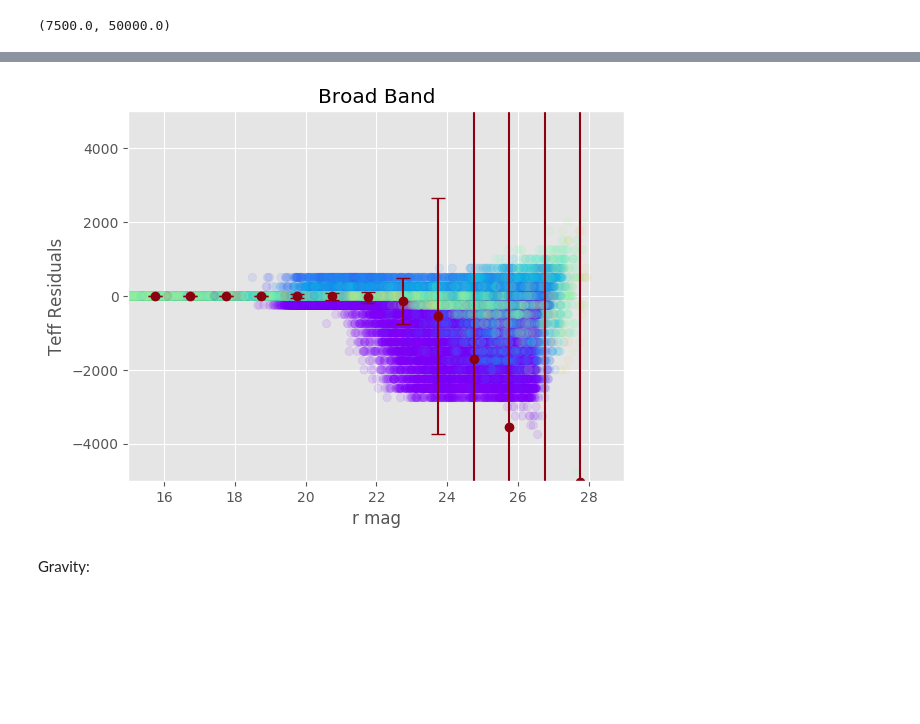
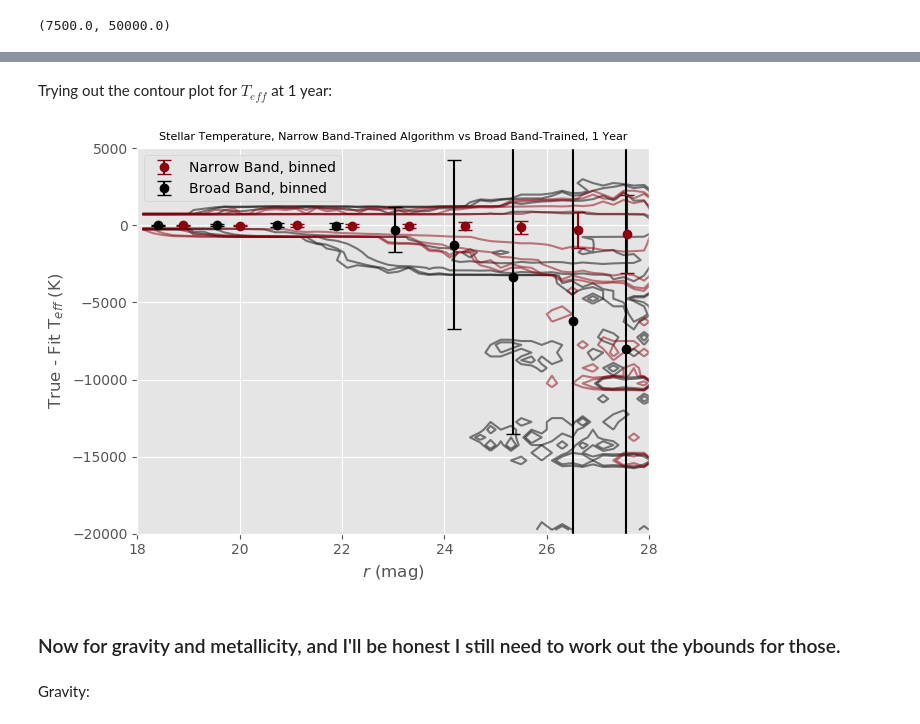
Before and after one commit to yoachim/LSST_narrowband, a Jupyter notebook: results.ipynb, the cells around one changed output, grey strips where cells are left out. Cells and saved outputs as stored; diff of their text form; code cells hidden in the pictures; blank space fills up the shorter version.

```diff
--- a/results.ipynb
+++ b/results.ipynb
@@ -707,12 +638,58 @@ plt.title('Narrow Band');
-# %%
-plt.errorbar(mag_y10yr_teff, temp_y10yr_teff, yerr=std_y10yr_teff, fmt='o', capsize=5, c='xkcd:Crimson')
-plt.scatter(truth_catalog['y'], teff_diff, alpha=0.1, c=truth_catalog['Teff'], cmap='rainbow')
-plt.xlim(15,29)
-plt.ylim(-5000, 5000)
-plt.xlabel('r mag')
-plt.ylabel('Teff Residuals')
-plt.title("Broad Band");
-# %% [output]
-[figure, removed]
+# %% [markdown]
+Trying out the contour plot for $T_{eff}$ at 1 year:
+# %%
+#plt.errorbar(mag_r10yr_teff, temp_r10yr_teff, yerr=std_r10yr_teff, fmt='o', capsize=5, c='xkcd:black', label='Std. Dev., Broad Band')
+#plt.scatter(truth_catalog['r'], teff_diff, alpha=0.09, c='xkcd:Barbie Pink', label='Broad Band Residual Teff')
+#plt.errorbar(mag_r10yr_nb_teff, temp_r10yr_nb_teff, yerr=std_r10yr_nb_teff, fmt='o', capsize=5, c='xkcd:cream', label='Std. Dev. Narrow Band')
+#plt.scatter(truth_catalog['r'], nb_teff_diff, alpha=0.1, c='xkcd:Acid Green', label='Narrow Band Residual Teff')
+
+xedges = np.arange(18,29,.2)
+yedges = np.arange(-20000, 7000, 500)
+
+levels = [1, 2, 10, 100, 5000]
+
+H, xedges, yedges = np.histogram2d(truth_catalog['r'], early_teff_diff, bins=[xedges, yedges])
+xcenters = (xedges[:-1] + xedges[1:]) / 2
+ycenters = (yedges[:-1] + yedges[1:]) / 2
+x,y = np.meshgrid(xcenters, ycenters)
+#X, Y = np.meshgrid(xedges, yedges)
+plt.contour(x,y,H.T, colors='k', levels=levels, alpha=.5)
+
+
+H, xedges, yedges = np.histogram2d(truth_catalog['r'], early_nb_teff_diff, bins=[xedges, yedges])
+xcenters = (xedges[:-1] + xedges[1:]) / 2
+ycenters = (yedges[:-1] + yedges[1:]) / 2
+x,y = np.meshgrid(xcenters, ycenters)
+#X, Y = np.meshgrid(xedges, yedges)
+plt.contour(x,y,H.T, colors='xkcd:Crimson', levels=levels, alpha=.5)
+
+narrow_mean, bin_edges, binnum = binned_statistic(truth_catalog['r'], early_nb_teff_diff, statistic=np.mean, bins=20)
+narrow_x, temp1, temp2 = binned_statistic(truth_catalog['r'], truth_catalog['r'], statistic=np.mean, bins=20)
+narrow_std, temp1, temp2 = binned_statistic(truth_catalog['r'], early_nb_teff_diff, statistic=np.std, bins=20)
+
+plt.errorbar(narrow_x, narrow_mean, yerr=narrow_std,fmt='o',
+             capsize=5, c='xkcd:Crimson', label='Narrow Band, binned')
+
+broad_mean, bin_edges, binnum = binned_statistic(truth_catalog['r'], early_teff_diff, statistic=np.mean, bins=19)
+broad_x, temp1, temp2 = binned_statistic(truth_catalog['r'], truth_catalog['r'], statistic=np.mean, bins=19)
+broad_std, temp1, temp2 = binned_statistic(truth_catalog['r'], early_teff_diff, statistic=np.std, bins=19)
+
+plt.errorbar(broad_x, broad_mean, yerr=broad_std,fmt='o',
+             capsize=5, c='xkcd:black', label='Broad Band, binned')
+
+leg = plt.legend()
+for l in leg.legendHandles:
+    l.set_alpha(1)
+plt.xlim(18,28)
+plt.ylim(-20000, 5000)
+plt.xlabel('$r$ (mag)')
+plt.ylabel('True - Fit T$_{eff}$ (K)')
+plt.title('Stellar Temperature, Narrow Band-Trained Algorithm vs Broad Band-Trained, 1 Year', fontsize=8)
+plt.tight_layout()
+plt.savefig('./current_figs/teff1yr.pdf')
+# %% [output]
+[figure, added]
+# %% [markdown]
+### Now for gravity and metallicity, and I'll be honest I still need to work out the ybounds for those.
 # %% [markdown]
 Gravity:
```
Also changed, not shown: parts of 36 cells of this notebook, 31 other files.
